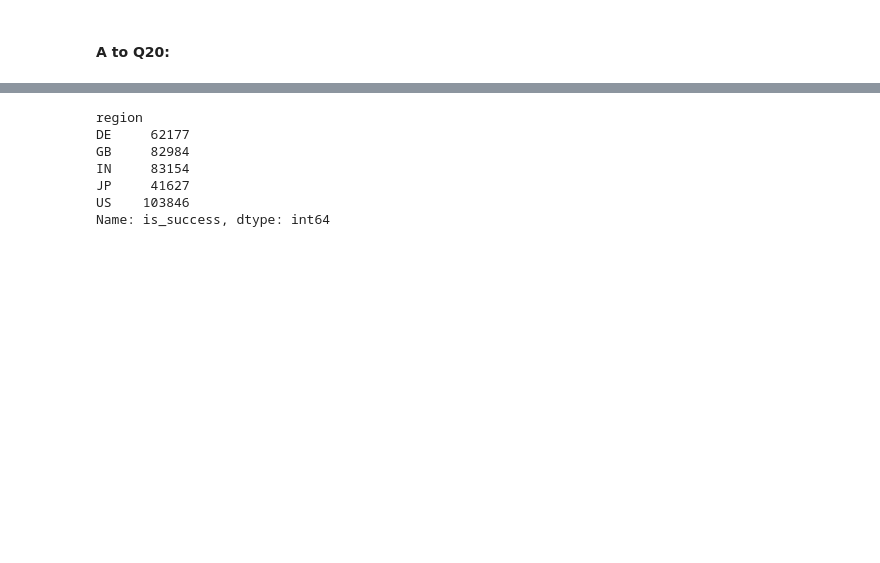
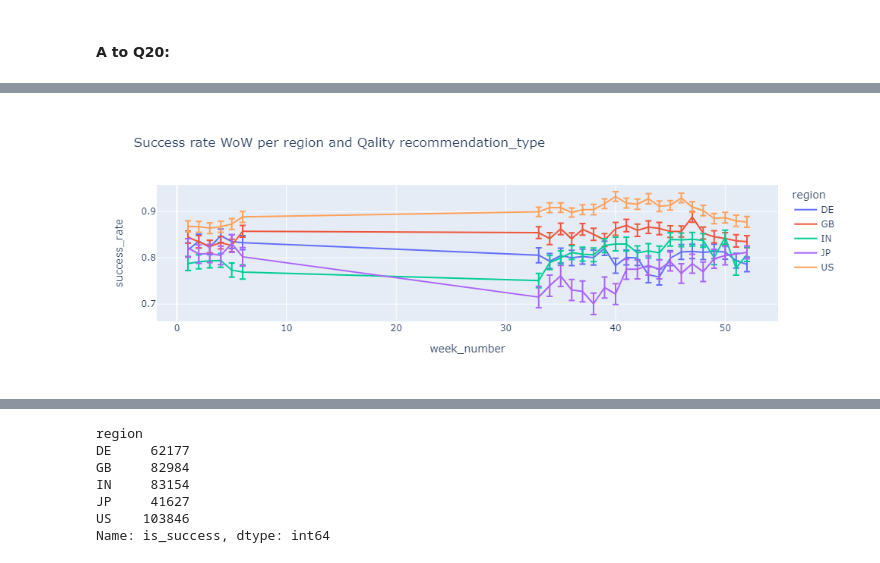
Before and after one commit to MeirYosub/Python-ML--Pandas, a Jupyter notebook: Exercise 2 - Solution - Meir Yosub.ipynb, the cells around one changed output, grey strips where cells are left out. Drawn from its saved outputs; the diff is of its cells as text; code cells hidden in the pictures; blank space fills up the shorter version.

```diff
--- a/Exercise 2 - Solution - Meir Yosub.ipynb
+++ b/Exercise 2 - Solution - Meir Yosub.ipynb
@@ -905,0 +975,8 @@ Yield                  0.637218  18847   0.630354    0.644082
+# %%
+df11=df.groupby(['week_number','region','recommendation_type']).is_success.value_counts(normalize=True).unstack('is_success')['yes'].rename('success_rate').to_frame()
+df11['count']=df.groupby(['week_number','region','recommendation_type']).is_success.count()
+
+df11['CI_95_low'] =df10.apply(lambda x:CI_prob(x['success_rate'],x['count'],0.05,'low') ,axis=1)
+df11['CI_95_high']=df10.apply(lambda x:CI_prob(x['success_rate'],x['count'],0.05,'high'),axis=1)
+df11['CI_range']=df10.apply(lambda x:CI_prob(x['success_rate'],x['count'],0.05,'range'),axis=1)
+df11
@@ -905,0 +998,5 @@ Yield                  0.637218  18847   0.630354    0.644082
+# %%
+plt= px.line(df11.reset_index().query("recommendation_type=='Qality'"), x='week_number', y='success_rate',error_y='CI_range',color='region', title='Success rate WoW per region and Qality recommendation_type')
+plt.show()
+# %% [output]
+[figure, added]
```
Also changed, not shown: parts of 41 cells of this notebook.
